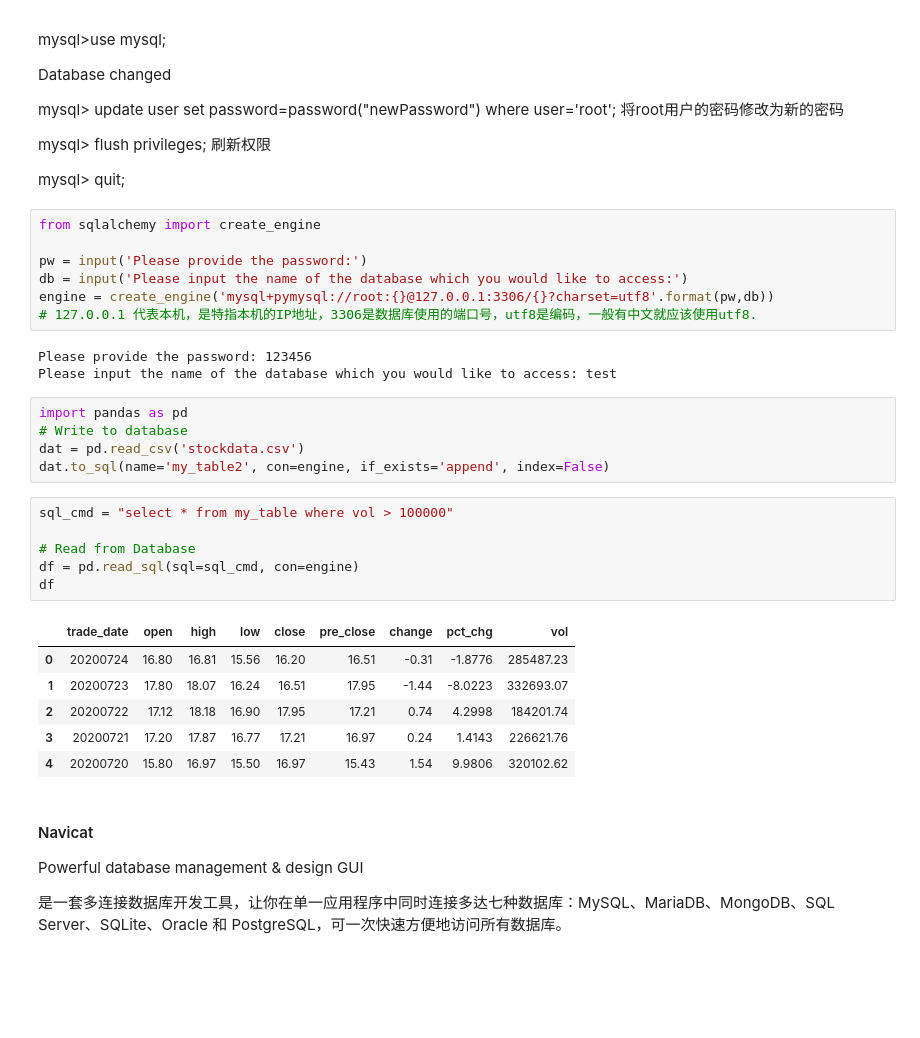
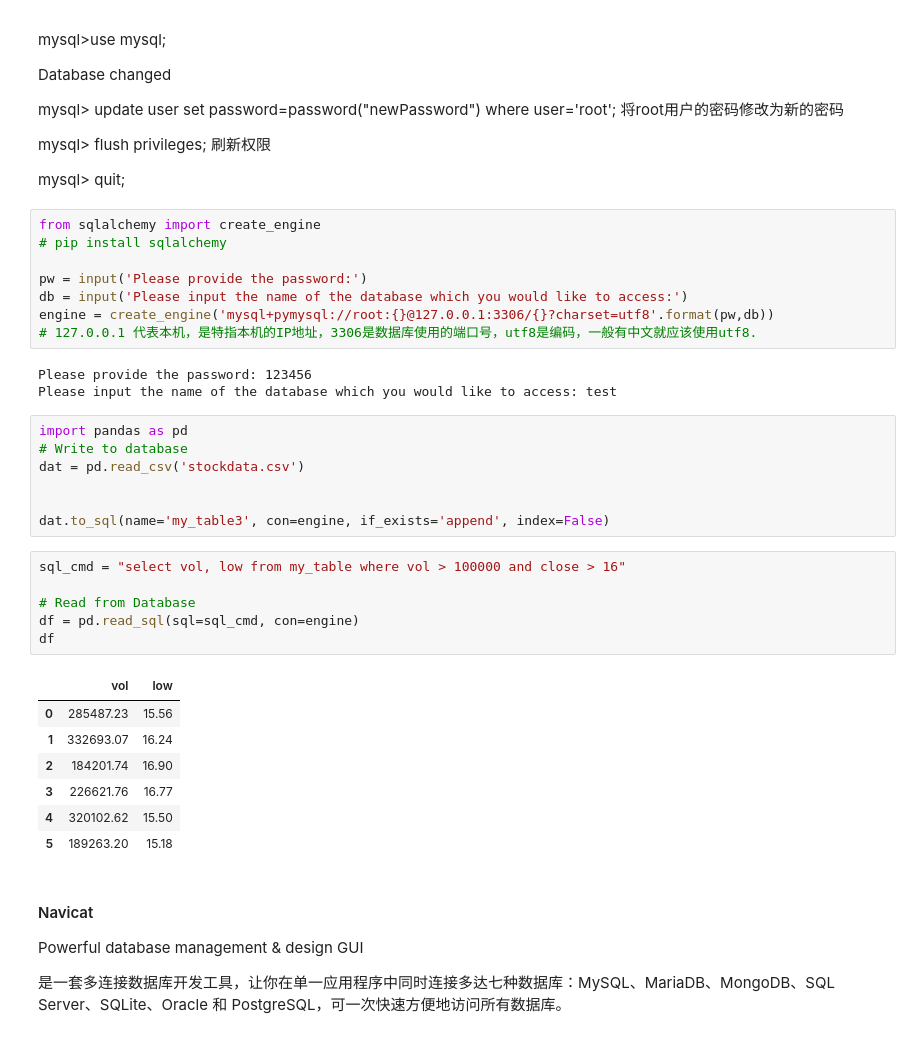
Before and after one commit to xinihe/jrxy_python_course, a Jupyter notebook: DataSession/database_learn.ipynb, the cells around one changed output. Drawn from its saved outputs; the diff is of its cells as text; blank space fills up the shorter version.

```diff
--- a/DataSession/database_learn.ipynb
+++ b/DataSession/database_learn.ipynb
@@ -61,6 +76,7 @@ mysql> flush privileges; 刷新权限
 mysql> quit;
 # %%
 from sqlalchemy import create_engine
+# pip install sqlalchemy
 
 pw = input('Please provide the password:')
 db = input('Please input the name of the database which you would like to access:')
@@ -73,20 +89,23 @@ Please input the name of the database which you would like to access: test
 import pandas as pd
 # Write to database
 dat = pd.read_csv('stockdata.csv')
-dat.to_sql(name='my_table2', con=engine, if_exists='append', index=False)
+
+
+dat.to_sql(name='my_table3', con=engine, if_exists='append', index=False)
 # %%
-sql_cmd = "select * from my_table where vol > 100000"
+sql_cmd = "select vol, low from my_table where vol > 100000 and close > 16"
 
 # Read from Database
 df = pd.read_sql(sql=sql_cmd, con=engine)
 df
 # %% [output]
-|  | trade_date | open | high | low | close | pre_close | change | pct_chg | vol |
-| 0 | 20200724 | 16.80 | 16.81 | 15.56 | 16.20 | 16.51 | -0.31 | -1.8776 | 285487.23 |
-| 1 | 20200723 | 17.80 | 18.07 | 16.24 | 16.51 | 17.95 | -1.44 | -8.0223 | 332693.07 |
-| 2 | 20200722 | 17.12 | 18.18 | 16.90 | 17.95 | 17.21 | 0.74 | 4.2998 | 184201.74 |
-| 3 | 20200721 | 17.20 | 17.87 | 16.77 | 17.21 | 16.97 | 0.24 | 1.4143 | 226621.76 |
-| 4 | 20200720 | 15.80 | 16.97 | 15.50 | 16.97 | 15.43 | 1.54 | 9.9806 | 320102.62 |
+|  | vol | low |
+| 0 | 285487.23 | 15.56 |
+| 1 | 332693.07 | 16.24 |
+| 2 | 184201.74 | 16.90 |
+| 3 | 226621.76 | 16.77 |
+| 4 | 320102.62 | 15.50 |
+| 5 | 189263.20 | 15.18 |
 # %% [markdown]
 #### Navicat
 
```
Also changed, not shown: parts of 4 cells of this notebook, 1 other file.
